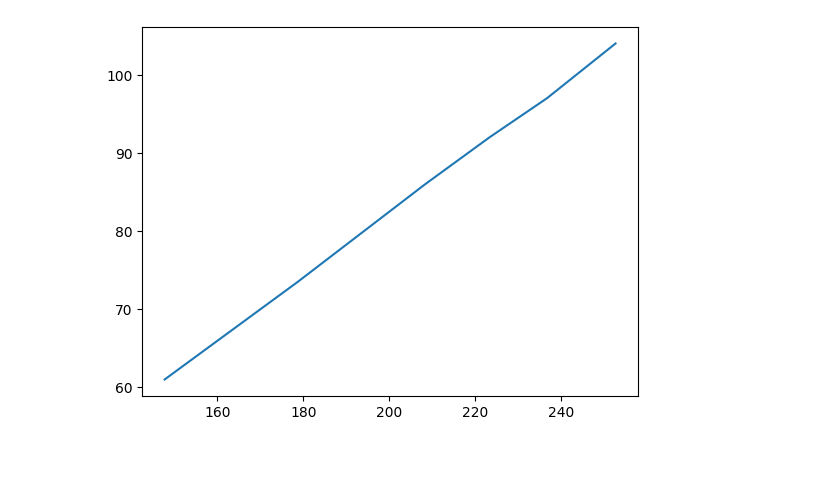
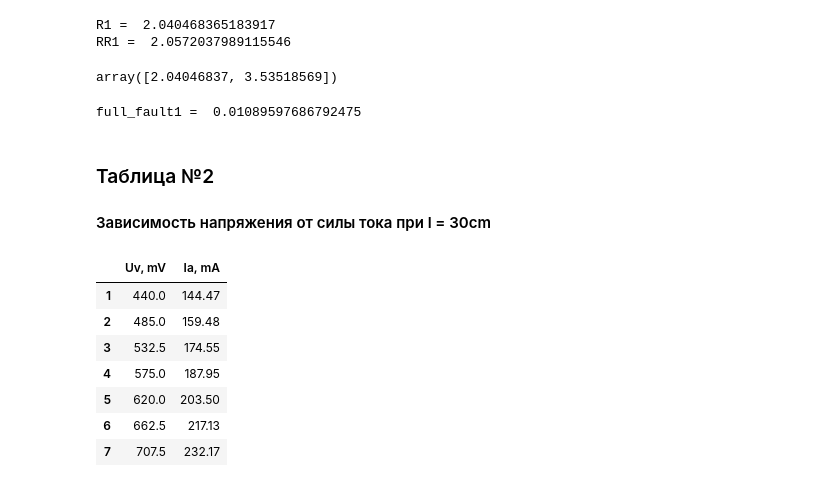
Before and after one commit to juliaProjorlivy/laba, a Jupyter notebook: laba1.ipynb, the cells around one changed output. Cells and saved outputs as stored; diff of their text form; code cells hidden in the pictures; blank space fills up the shorter version.

```diff
--- a/laba1.ipynb
+++ b/laba1.ipynb
@@ -28,5 +60,0 @@ plt.show()
-# %%
-plt.plot(table1['Ia, mA'], table1['Uv, mV'])
-plt.show()
-# %% [output]
-[figure, removed]
@@ -32,0 +64,8 @@ plt.show()
+# %%
+print("R1 = ", R1)
+print("RR1 = ", RR(x, y))
+model1
+# %% [output]
+R1 =  2.040468365183917
+RR1 =  2.0572037989115546
+array([2.04046837, 3.53518569])
@@ -32,0 +76,24 @@ plt.show()
+# %%
+print("full_fault1 = ", full_fault1)
+# %% [output]
+full_fault1 =  0.01089597686792475
+# %% [markdown]
+### Таблица №2
+#### Зависимость напряжения от силы тока при l = 30cm
+# %%
+table2 = pd.DataFrame({
+                        'Uv, mV': [88, 97, 106.5, 115, 124, 132.5, 141.5],
+                        'Ia, mA': [144.47, 159.48, 174.55, 187.95, 203.5, 217.13, 232.17],},  index= [1, 2, 3, 4, 5, 6, 7])
+
+for i in range(1, n + 1):
+    table2['Uv, mV'][i] =table2['Uv, mV'][i]*5
+table2
+# %% [output]
+|  | Uv, mV | Ia, mA |
+| 1 | 440.0 | 144.47 |
+| 2 | 485.0 | 159.48 |
+| 3 | 532.5 | 174.55 |
+| 4 | 575.0 | 187.95 |
+| 5 | 620.0 | 203.50 |
+| 6 | 662.5 | 217.13 |
+| 7 | 707.5 | 232.17 |
```
Also changed, not shown: parts of 18 cells of this notebook.
